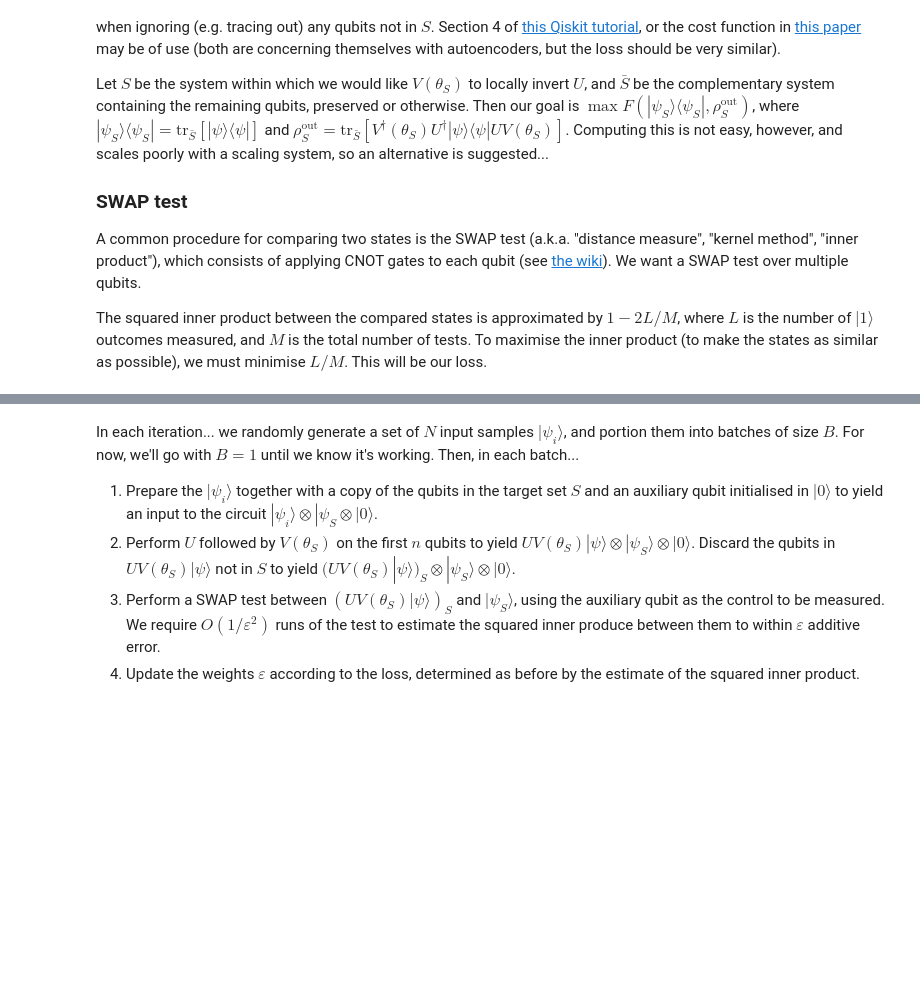
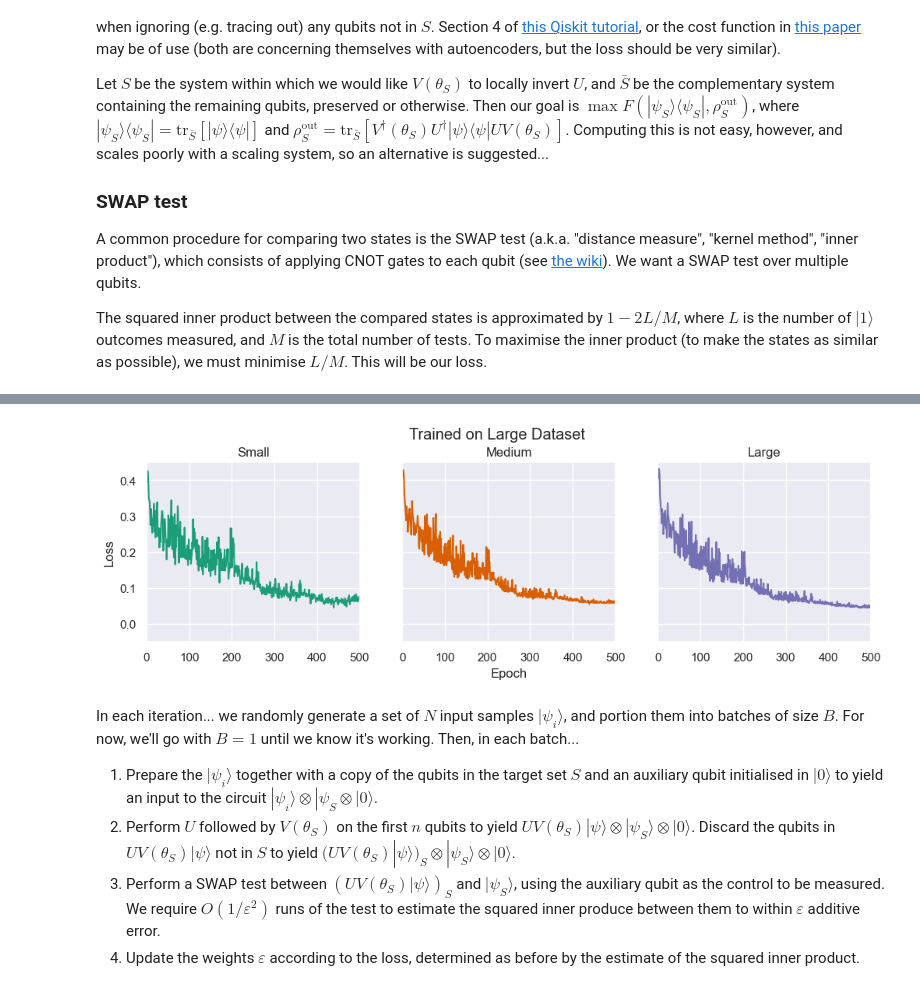
Before and after one commit to BenPrie/variational-local-inversions, a Jupyter notebook: variational-local-inversions.ipynb, the cells around one changed output, grey strips where cells are left out. Saved outputs shown, nothing was run; the diff lists cells and outputs as text; code cells hidden in the pictures; blank space fills up the shorter version.

```diff
--- a/variational-local-inversions.ipynb
+++ b/variational-local-inversions.ipynb
@@ -231,3 +231,73 @@ plt.savefig('./figures/qnn-loss-curve.pdf', bbox_inches='tight')
+# %%
+# Let's have a look at generalisation.
+xs_small = algorithm_globals.random.random(size=(1, len(input_parameters)))
+xs_medium = algorithm_globals.random.random(size=(10, len(input_parameters)))
+xs_large = algorithm_globals.random.random(size=(100, len(input_parameters)))
+datasets = [xs_small, xs_medium, xs_large]
+
+max_iters = 500
+
+# Colour palette.
+palette = sns.color_palette('Dark2', n_colors=3)
+
+losses = {0 : [], 1 : [], 2 : []}
+def loss_fn_with_val(qnn, dataset_idx, weights, plot=True):
+    # The train loss, which we optimise weights based on.
+    train_loss = np.mean(qnn.forward(input_data=datasets[dataset_idx], weights=weights)[:, 1])
+    losses[dataset_idx].append(train_loss)
+
+    # The val loss, evaluating on the other datasets to understand generality.
+    val_1_loss = np.mean(qnn.forward(input_data=datasets[(dataset_idx + 1) % 3], weights=weights)[:, 1])
+    losses[(dataset_idx + 1) % 3].append(val_1_loss)
+    val_2_loss = np.mean(qnn.forward(input_data=datasets[(dataset_idx + 2) % 3], weights=weights)[:, 1])
+    losses[(dataset_idx + 2) % 3].append(val_2_loss)
+
+    # Plotting.
+    clear_output(wait=True)
+    fig, axes = plt.subplots(1, 3, figsize=(12, 3), sharey='row')
+    for i, ax in enumerate(axes.flatten()): ax.plot(range(len(losses[i])), losses[i], color=palette[i])
+
+    # Beautification.
+    fig.suptitle(f'Trained on {["Small", "Medium", "Large"][dataset_idx]} Dataset', y=1.03)
+    axes.flatten()[0].set_title('Small')
+    axes.flatten()[1].set_title('Medium')
+    axes.flatten()[2].set_title('Large')
+    axes.flatten()[1].set_xlabel('Epoch')
+    axes.flatten()[0].set_ylabel('Loss')
+    axes.flatten()[0].set_ylim(-0.05, .45)
+    axes.flatten()[0].set_xlim(0, max_iters)
+    axes.flatten()[1].set_xlim(0, max_iters)
+    axes.flatten()[2].set_xlim(0, max_iters)
+
+    plt.show()
+
+    return train_loss
+
+losses_by_set = {}
+weights_by_set = {}
+for i in range(len(datasets)):
+    losses = {0 : [], 1 : [], 2 : []}
+
+    # The QNN object.
+    qnn = SamplerQNN(
+        circuit=experiment_circuit,
+        input_params=input_parameters,
+        weight_params=weight_parameters,
+        interpret=identity_interpret,
+        output_shape=2,
+        input_gradients=True
+    )
+
+    # Optimiser and starting weights.
+    optimiser = COBYLA(maxiter=max_iters)
+    initial_weights = algorithm_globals.random.random(len(weight_parameters))
+
+    # Do the thing.
+    optimal_result = optimiser.minimize(lambda ws : loss_fn_with_val(qnn, i, ws), x0=initial_weights)
+    weights_by_set[i] = optimal_result.x
+    losses_by_set[i] = losses
+# %% [output]
+[figure, added]
 # %% [markdown]
 In each iteration... we randomly generate a set of $N$ input samples $|\psi_i\rangle$, and portion them into batches of size $B$. For now, we'll go with $B=1$ until we know it's working. Then, in each batch...
 1. Prepare the $|\psi_i\rangle$ together with a copy of the qubits in the target set $S$ and an auxiliary qubit initialised in $|0\rangle$ to yield an input to the circuit $|\psi_i\rangle\otimes|\psi_S\otimes|0\rangle$.
```
Also changed, not shown: parts of 7 cells of this notebook, 7 other files.
